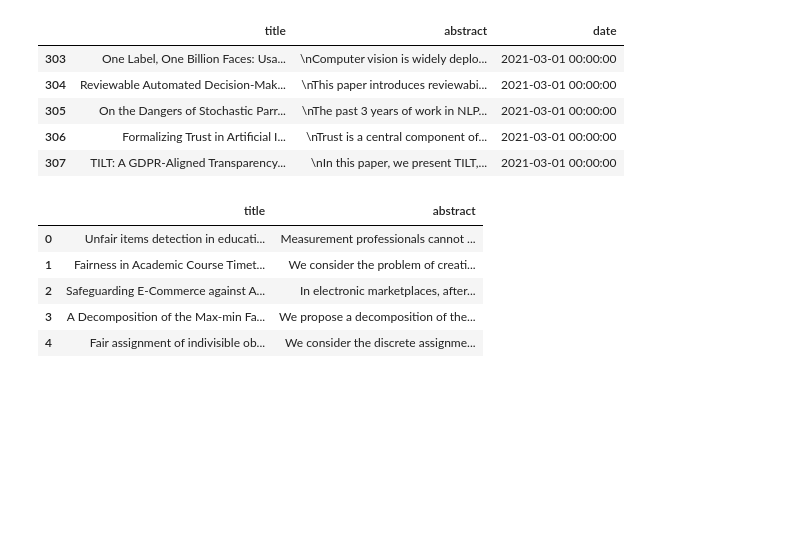
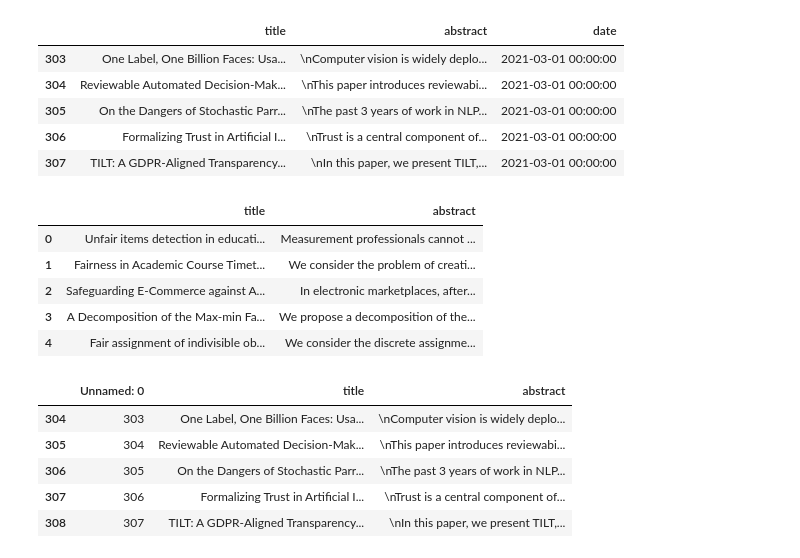
Before and after one commit to dreyjo/info628_Fair-Is, a Jupyter notebook: notebooks/data_creation_11272021.ipynb, the cells around one changed output. Cells and saved outputs as stored; diff of their text form; code cells hidden in the pictures; blank space fills up the shorter version.

```diff
--- a/notebooks/data_creation_11272021.ipynb
+++ b/notebooks/data_creation_11272021.ipynb
@@ -142,4 +142,18 @@ primary.head()
 | 2 | Safeguarding E-Commerce against A... | In electronic marketplaces, after... |
 | 3 | A Decomposition of the Max-min Fa... | We propose a decomposition of the... |
 | 4 | Fair assignment of indivisible ob... | We consider the discrete assignme... |
+# %%
+#created a csv but needed to create an index so returned to create an index that increments from 1 for each row in the csv
+p = os.path.join('/Users/aster/Desktop/Fall 21/data_lib/final_project/info628_final-project_fair-is/data/processed_data/primary_data.csv')
+primary = pd.read_csv(p)
+primary.index = range(1,len(primary)+1)
+# %%
+primary.tail()
+# %% [output]
+|  | Unnamed: 0 | title | abstract |
+| 304 | 303 | One Label, One Billion Faces: Usa... | \nComputer vision is widely deplo... |
+| 305 | 304 | Reviewable Automated Decision-Mak... | \nThis paper introduces reviewabi... |
+| 306 | 305 | On the Dangers of Stochastic Parr... | \nThe past 3 years of work in NLP... |
+| 307 | 306 | Formalizing Trust in Artificial I... | \nTrust is a central component of... |
+| 308 | 307 | TILT: A GDPR-Aligned Transparency... | \nIn this paper, we present TILT,... |
 # %%
```
Also changed, not shown: parts of 2 cells of this notebook, 11 other files.
